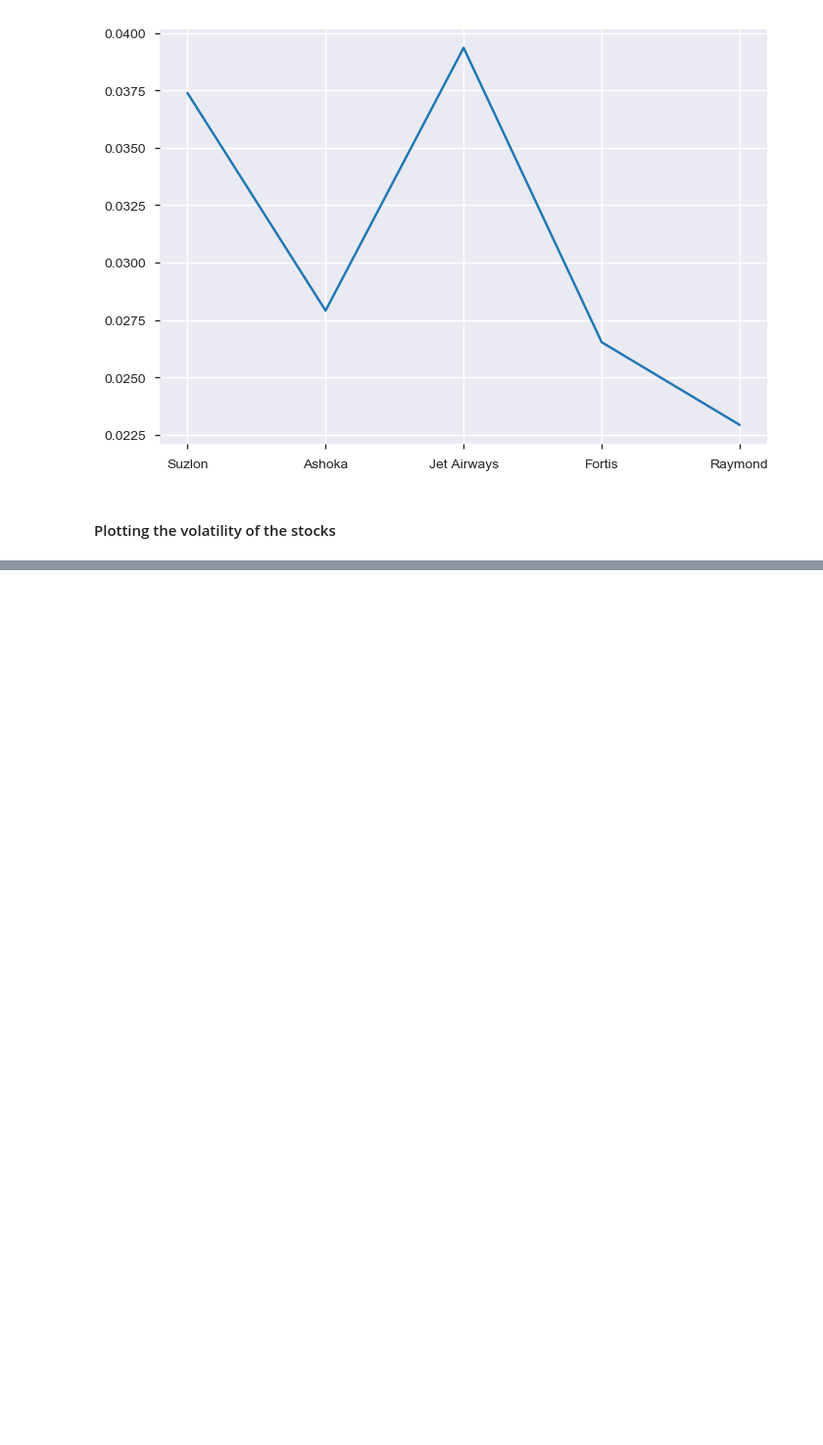
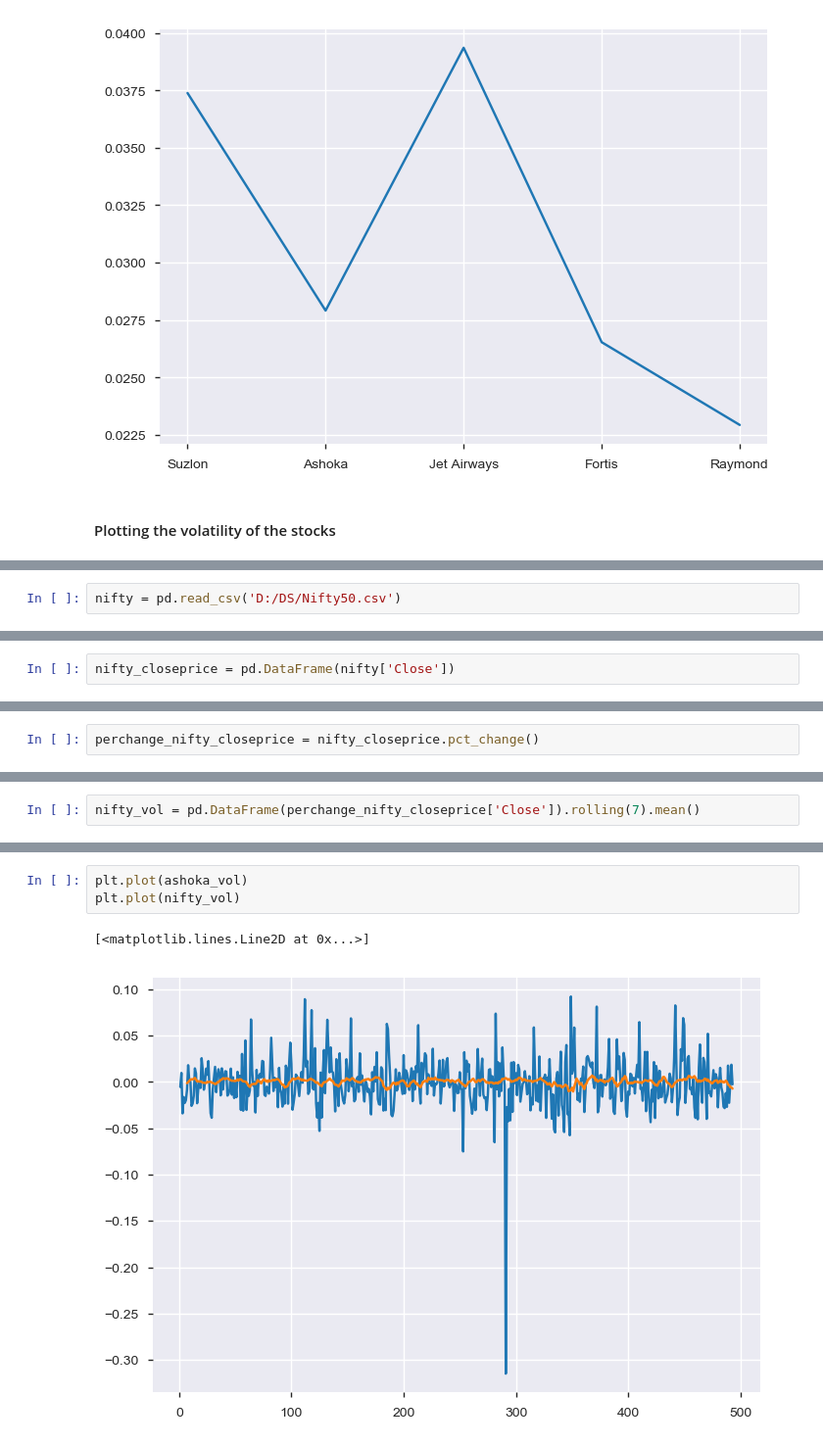
Before and after one commit to atkrish0/securitized-asset-analysis, a Jupyter notebook: 2 - Plotting in Financial Markets.ipynb, the cells around one changed output, grey strips where cells are left out. Shown at 98% size. Saved outputs shown, nothing was run; the diff lists cells and outputs as text; blank space fills up the shorter version.

```diff
--- a/2 - Plotting in Financial Markets.ipynb
+++ b/2 - Plotting in Financial Markets.ipynb
@@ -420,0 +428,2 @@ plt.show()
+# %%
+nifty = pd.read_csv('D:/DS/Nifty50.csv')
@@ -420,0 +439,2 @@ plt.show()
+# %%
+nifty_closeprice = pd.DataFrame(nifty['Close'])
@@ -420,0 +450,2 @@ plt.show()
+# %%
+perchange_nifty_closeprice = nifty_closeprice.pct_change()
@@ -420,0 +470,2 @@ plt.show()
+# %%
+nifty_vol = pd.DataFrame(perchange_nifty_closeprice['Close']).rolling(7).mean()
@@ -420,0 +501,6 @@ plt.show()
+# %%
+plt.plot(ashoka_vol)
+plt.plot(nifty_vol)
+# %% [output]
+[<matplotlib.lines.Line2D at 0x...>]
+[figure, added]
```
Also changed, not shown: parts of 10 cells of this notebook.
